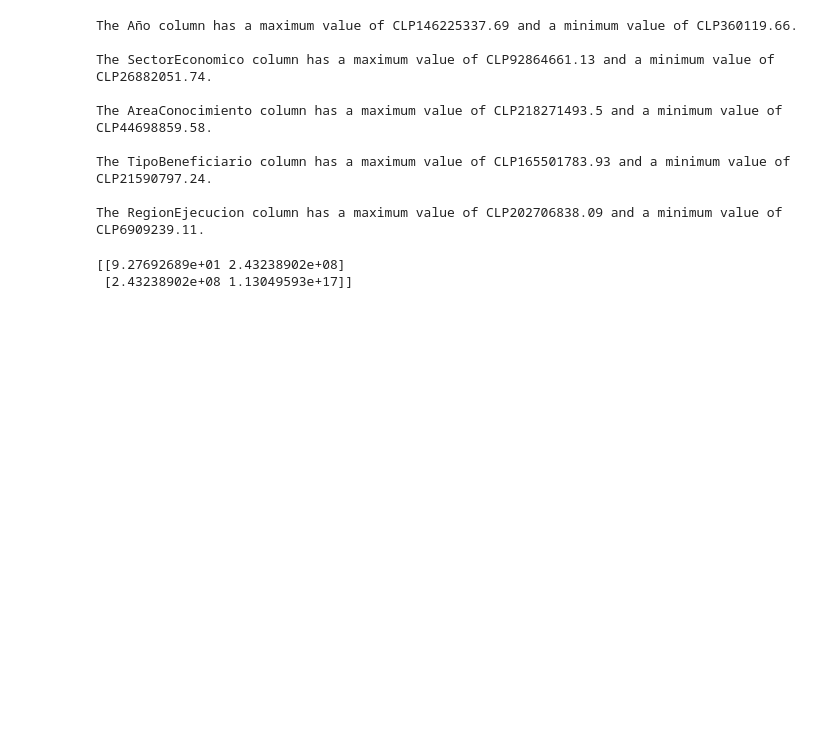
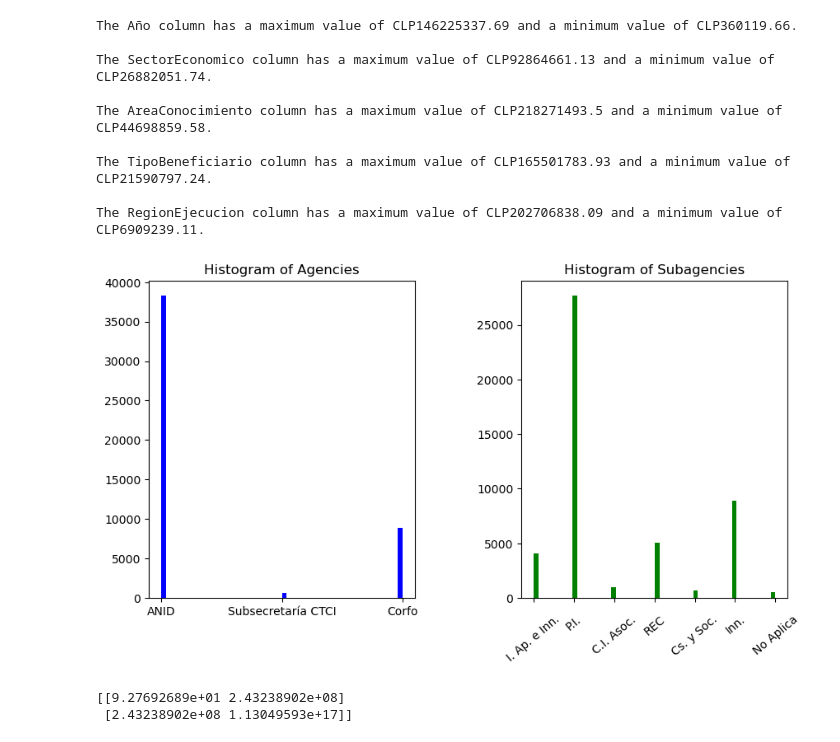
Before and after one commit to Claudio-AhumadaL/Science-and-Technology-in-Chile--State-funding-between-1982-and-2022, a Jupyter notebook: Science and Technology Projects - Funding Awarded by Chilean State between 1982 and 2022.ipynb, the cells around one changed output. Drawn from its saved outputs; the diff is of its cells as text; code cells hidden in the pictures; blank space fills up the shorter version.

Commit message:
Add Agency and Subagencies histogram
Add histograms for Agency and Subagencies using MatplotLib

```diff
--- a/Science and Technology Projects - Funding Awarded by Chilean State between 1982 and 2022.ipynb
+++ b/Science and Technology Projects - Funding Awarded by Chilean State between 1982 and 2022.ipynb
@@ -319,6 +319,42 @@ The AreaConocimiento column has a maximum value of CLP218271493.5 and a minimum
 The TipoBeneficiario column has a maximum value of CLP165501783.93 and a minimum value of CLP21590797.24.
 
 The RegionEjecucion column has a maximum value of CLP202706838.09 and a minimum value of CLP6909239.11.
+# %%
+# Descriptive Analysis, Histogram - State agencies and sub-agencies
+
+
+# Create a figure with two subplots
+fig, axs = plt.subplots(1, 2, figsize=(10, 5))
+
+# Create the State Agencies histogram in the left subplot
+axs[0].hist(sf_data['Agencia'], bins=50, color='blue')
+axs[0].set_title('Histogram of Agencies')
+
+# Create a histogram in the right subplot
+axs[1].hist(sf_data['subdireccion'], bins=50, color='green')
+axs[1].set_title('Histogram of Subagencies')
+
+# Rotate the xtick labels by 30 degrees and set labels
+xticks = axs[1].get_xticks()
+xticklabels = axs[1].get_xticklabels()
+axs[1].set_xticks(xticks)
+labels = ['I. Ap. e Inn.', 'P.I.', 'C.I. Asoc.', 'REC', 'Cs. y Soc.', 'Inn.', 'No Aplica']
+axs[1].set_xticklabels(labels=labels, rotation=40)
+
+
+# Adjust the spacing between the tick labels
+axs[1].tick_params(axis='x', which='major', pad=10)
+
+# Adjust spacing between subplots
+plt.subplots_adjust(wspace=0.4)
+
+# Save the figure as a PNG file
+#fig.savefig('myfigure.png')
+
+# Display the plot
+plt.show()
+# %% [output]
+[figure, added]
 # %%
 # Covariance of Year and Amount granted.
 
```
